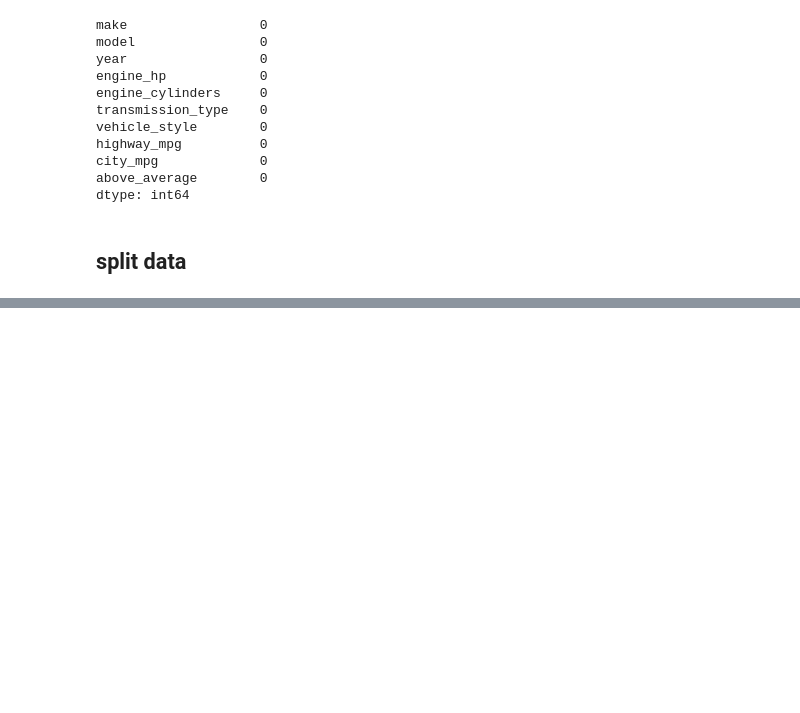
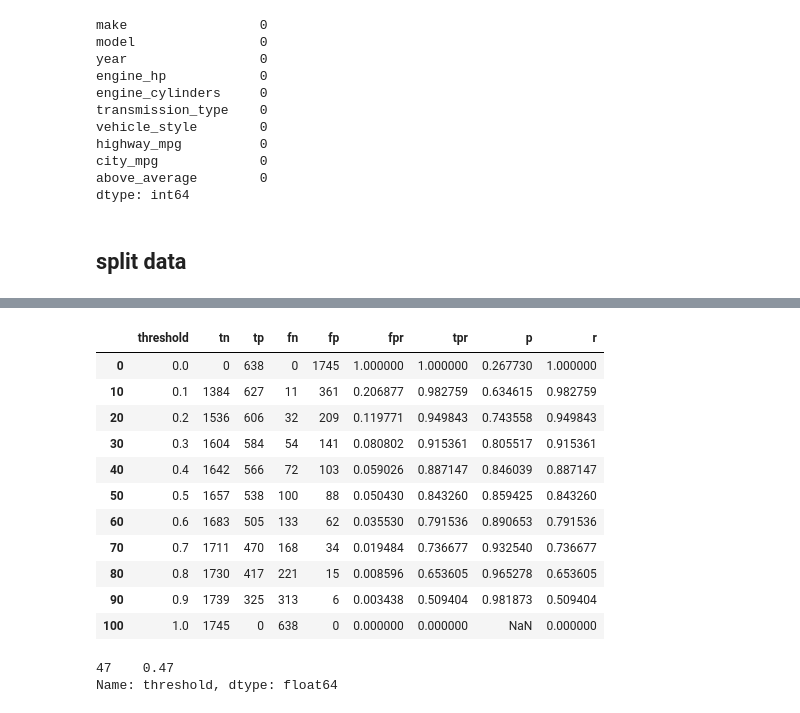
Before and after one commit to alabamustapha/ml-zoomcamp-2023, a Jupyter notebook: homeworks/module_4/Evaluation with Car Price Data.ipynb, the cells around one changed output, grey strips where cells are left out. Cells and saved outputs as stored; diff of their text form; code cells hidden in the pictures; blank space fills up the shorter version.

```diff
--- a/homeworks/module_4/Evaluation with Car Price Data.ipynb
+++ b/homeworks/module_4/Evaluation with Car Price Data.ipynb
@@ -102,0 +163,48 @@ engine_cylinders: 0.760014
+# %%
+def tpr_fpr_pr_dataframe(y_val, y_pred):
+    threshold = np.linspace(0,1,101)
+    scores = []
+    for t in threshold:
+        actual_postive = y_val == 1
+        actual_negative = y_val == 0
+
+
+        predicted_positive = y_pred >= t
+        predicted_negative = y_pred < t
+
+        tn = (predicted_negative & actual_negative).sum()
+        tp = (predicted_positive & actual_postive).sum()
+        fn = (predicted_negative & actual_postive).sum()
+        fp = (predicted_positive & actual_negative).sum()
+
+        fpr = fp / (tn + fp)
+        tpr = tp / (tp + fn)
+
+        precision = tp / (fp + tp)
+        recall = tp / (tp + fn)
+
+        scores.append((t, tn, tp, fn, fp, fpr, tpr, precision, recall))
+
+    df_roc = pd.DataFrame(scores, columns=['threshold', 'tn', 'tp', 'fn', 'fp', 'fpr', 'tpr', 'p', 'r'])
+    return df_roc
+
+df_roc = tpr_fpr_pr_dataframe(y_val, y_pred)
+df_roc[::10]
+# %% [output]
+|  | threshold | tn | tp | fn | fp | fpr | tpr | p | r |
+| 0 | 0.0 | 0 | 638 | 0 | 1745 | 1.000000 | 1.000000 | 0.267730 | 1.000000 |
+| 10 | 0.1 | 1384 | 627 | 11 | 361 | 0.206877 | 0.982759 | 0.634615 | 0.982759 |
+| 20 | 0.2 | 1536 | 606 | 32 | 209 | 0.119771 | 0.949843 | 0.743558 | 0.949843 |
+| 30 | 0.3 | 1604 | 584 | 54 | 141 | 0.080802 | 0.915361 | 0.805517 | 0.915361 |
+| 40 | 0.4 | 1642 | 566 | 72 | 103 | 0.059026 | 0.887147 | 0.846039 | 0.887147 |
+| 50 | 0.5 | 1657 | 538 | 100 | 88 | 0.050430 | 0.843260 | 0.859425 | 0.843260 |
+| 60 | 0.6 | 1683 | 505 | 133 | 62 | 0.035530 | 0.791536 | 0.890653 | 0.791536 |
+| 70 | 0.7 | 1711 | 470 | 168 | 34 | 0.019484 | 0.736677 | 0.932540 | 0.736677 |
+| 80 | 0.8 | 1730 | 417 | 221 | 15 | 0.008596 | 0.653605 | 0.965278 | 0.653605 |
+| 90 | 0.9 | 1739 | 325 | 313 | 6 | 0.003438 | 0.509404 | 0.981873 | 0.509404 |
+| 100 | 1.0 | 1745 | 0 | 638 | 0 | 0.000000 | 0.000000 | NaN | 0.000000 |
+# %%
+df_roc[df_roc.p == df_roc.r].threshold
+# %% [output]
+47    0.47
+Name: threshold, dtype: float64
```
Also changed, not shown: parts of 12 cells of this notebook.
